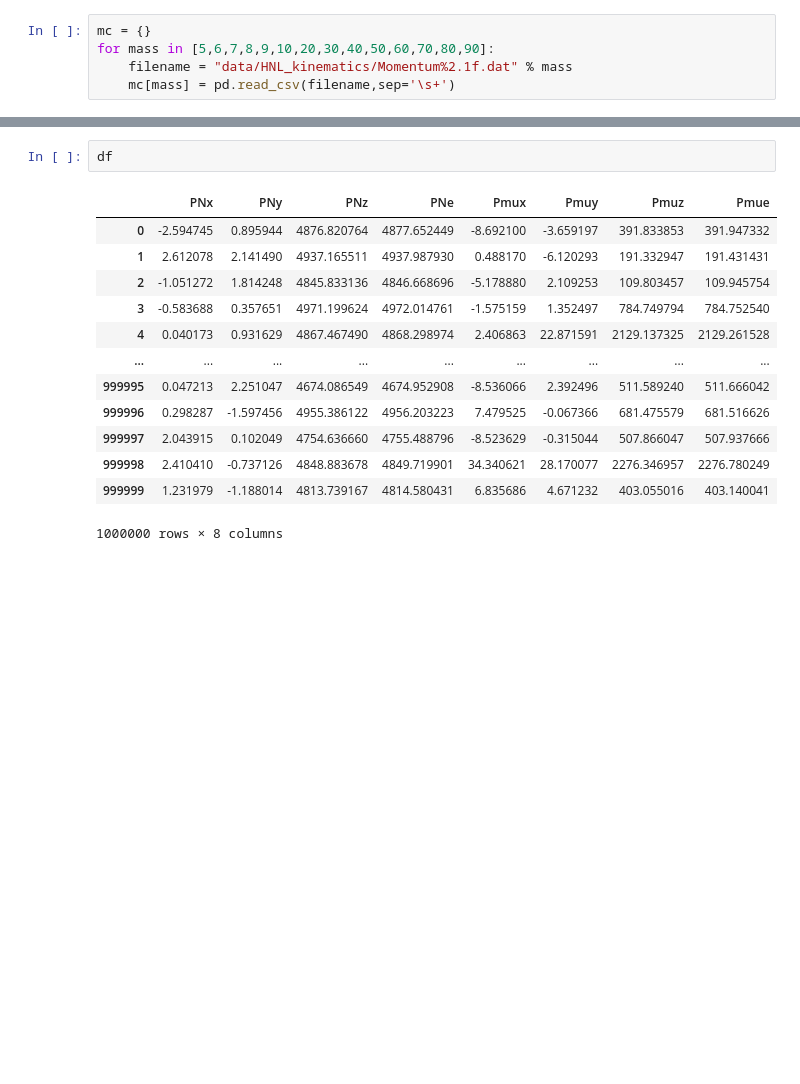
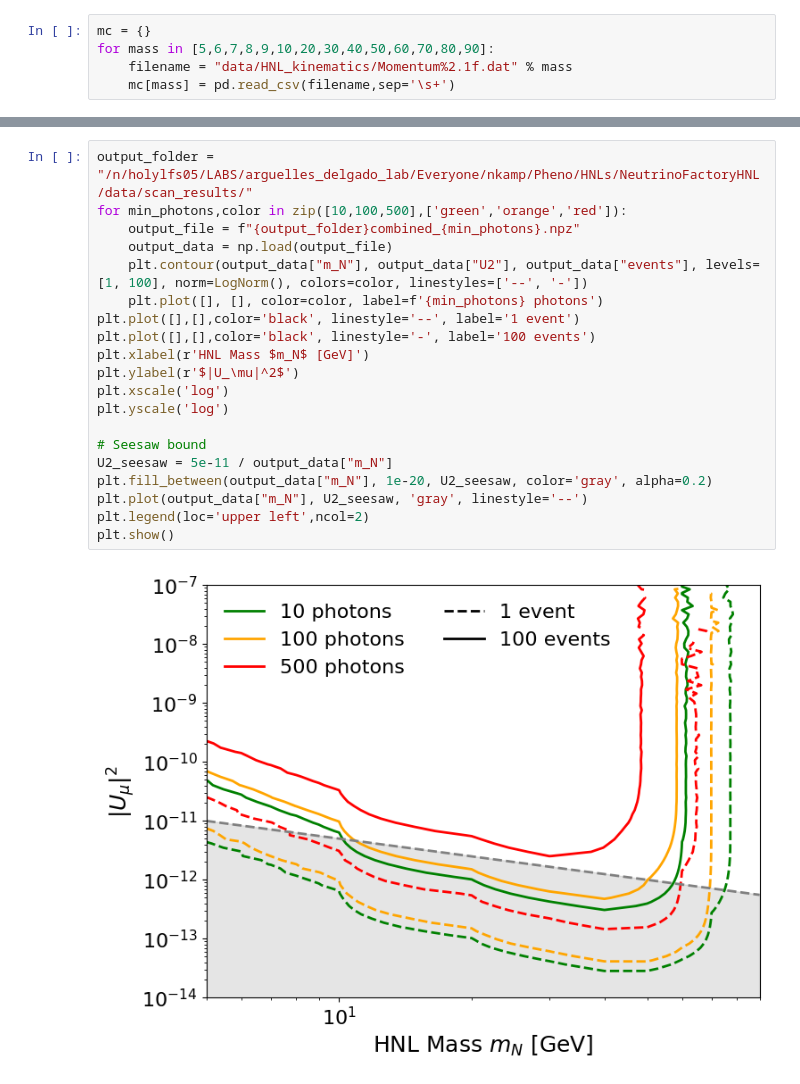
Before and after one commit to nickkamp1/NeutrinoFactoryHNL, a Jupyter notebook: Balloon.ipynb, the cells around one changed output, grey strips where cells are left out. Drawn from its saved outputs; the diff is of its cells as text; blank space fills up the shorter version.

Commit message:
update constraints to use grid job results

```diff
--- a/Balloon.ipynb
+++ b/Balloon.ipynb
@@ -519,16 +479,22 @@ plt.show()
-# %%
-df
-# %% [output]
-|  | PNx | PNy | PNz | PNe | Pmux | Pmuy | Pmuz | Pmue |
-| 0 | -2.594745 | 0.895944 | 4876.820764 | 4877.652449 | -8.692100 | -3.659197 | 391.833853 | 391.947332 |
-| 1 | 2.612078 | 2.141490 | 4937.165511 | 4937.987930 | 0.488170 | -6.120293 | 191.332947 | 191.431431 |
-| 2 | -1.051272 | 1.814248 | 4845.833136 | 4846.668696 | -5.178880 | 2.109253 | 109.803457 | 109.945754 |
-| 3 | -0.583688 | 0.357651 | 4971.199624 | 4972.014761 | -1.575159 | 1.352497 | 784.749794 | 784.752540 |
-| 4 | 0.040173 | 0.931629 | 4867.467490 | 4868.298974 | 2.406863 | 22.871591 | 2129.137325 | 2129.261528 |
-| ... | ... | ... | ... | ... | ... | ... | ... | ... |
-| 999995 | 0.047213 | 2.251047 | 4674.086549 | 4674.952908 | -8.536066 | 2.392496 | 511.589240 | 511.666042 |
-| 999996 | 0.298287 | -1.597456 | 4955.386122 | 4956.203223 | 7.479525 | -0.067366 | 681.475579 | 681.516626 |
-| 999997 | 2.043915 | 0.102049 | 4754.636660 | 4755.488796 | -8.523629 | -0.315044 | 507.866047 | 507.937666 |
-| 999998 | 2.410410 | -0.737126 | 4848.883678 | 4849.719901 | 34.340621 | 28.170077 | 2276.346957 | 2276.780249 |
-| 999999 | 1.231979 | -1.188014 | 4813.739167 | 4814.580431 | 6.835686 | 4.671232 | 403.055016 | 403.140041 |
-1000000 rows × 8 columns
+# %%
+output_folder = "/n/holylfs05/LABS/arguelles_delgado_lab/Everyone/nkamp/Pheno/HNLs/NeutrinoFactoryHNL/data/scan_results/"
+for min_photons,color in zip([10,100,500],['green','orange','red']):
+    output_file = f"{output_folder}combined_{min_photons}.npz"
+    output_data = np.load(output_file)
+    plt.contour(output_data["m_N"], output_data["U2"], output_data["events"], levels=[1, 100], norm=LogNorm(), colors=color, linestyles=['--', '-'])
+    plt.plot([], [], color=color, label=f'{min_photons} photons')
+plt.plot([],[],color='black', linestyle='--', label='1 event')
+plt.plot([],[],color='black', linestyle='-', label='100 events')
+plt.xlabel(r'HNL Mass $m_N$ [GeV]')
+plt.ylabel(r'$|U_\mu|^2$')
+plt.xscale('log')
+plt.yscale('log')
+
+# Seesaw bound
+U2_seesaw = 5e-11 / output_data["m_N"]
+plt.fill_between(output_data["m_N"], 1e-20, U2_seesaw, color='gray', alpha=0.2)
+plt.plot(output_data["m_N"], U2_seesaw, 'gray', linestyle='--')
+plt.legend(loc='upper left',ncol=2)
+plt.show()
+# %% [output]
+[figure, added]
```
Also changed, not shown: parts of 5 cells of this notebook, 2 other files.
